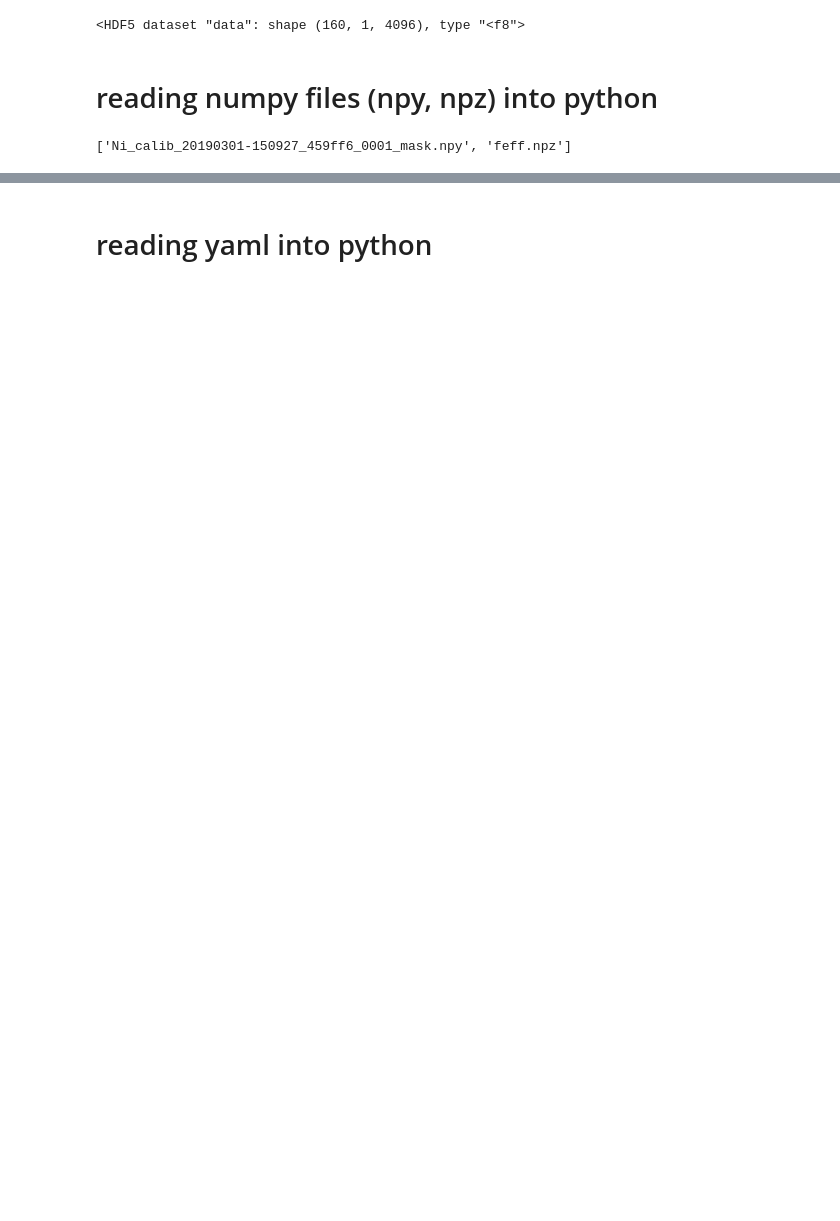
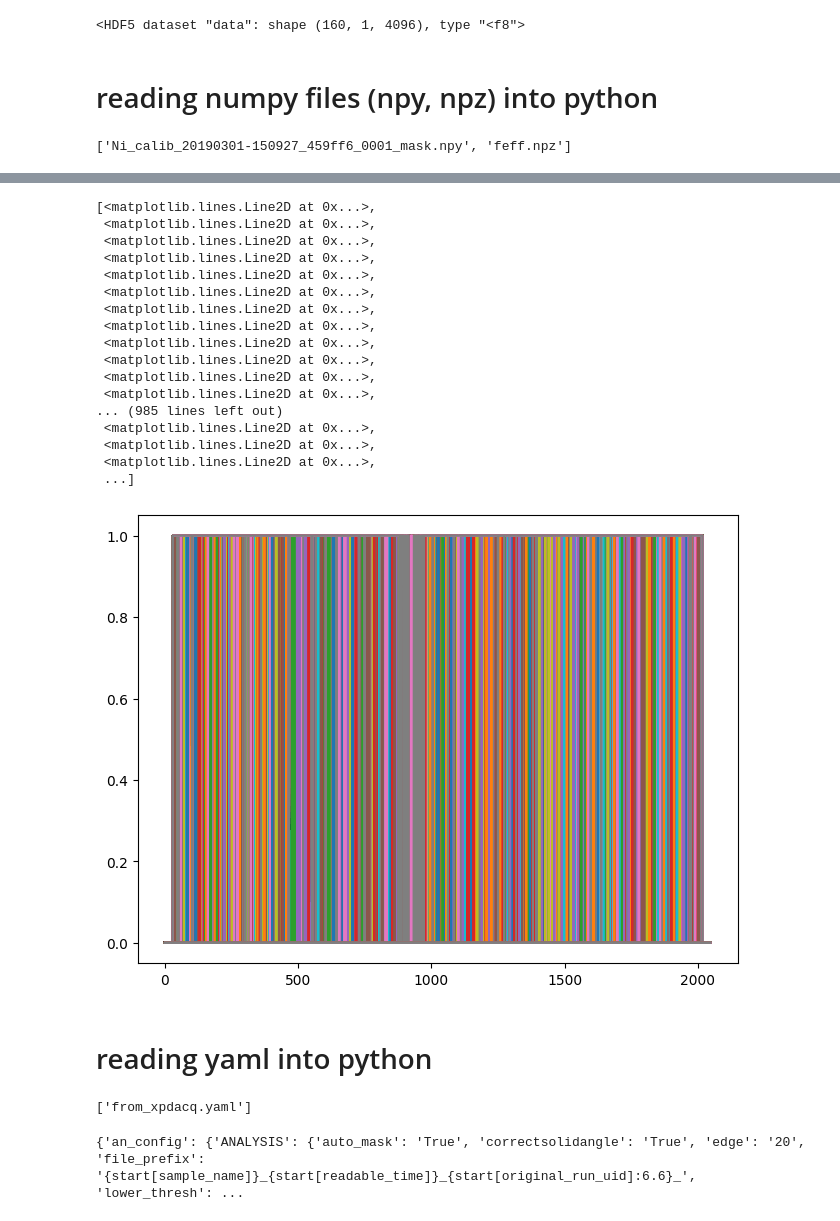
Before and after one commit to MehmetTopsakal/pySULI, a Jupyter notebook: notebooks/000.read_research_data_into_python.ipynb, the cells around one changed output, grey strips where cells are left out. Cells and saved outputs as stored; diff of their text form; code cells hidden in the pictures; blank space fills up the shorter version.

Commit message:
yaml reading

```diff
--- a/notebooks/000.read_research_data_into_python.ipynb
+++ b/notebooks/000.read_research_data_into_python.ipynb
@@ -344,2 +325,39 @@ ls
+# %%
+#load and plot next file
+ds = np.load('Ni_calib_20190301-150927_459ff6_0001_mask.npy')
+plt.plot(ds)
+# %% [output]
+[<matplotlib.lines.Line2D at 0x...>,
+ <matplotlib.lines.Line2D at 0x...>,
+ <matplotlib.lines.Line2D at 0x...>,
+ <matplotlib.lines.Line2D at 0x...>,
+ <matplotlib.lines.Line2D at 0x...>,
+ <matplotlib.lines.Line2D at 0x...>,
+ <matplotlib.lines.Line2D at 0x...>,
+ <matplotlib.lines.Line2D at 0x...>,
+ <matplotlib.lines.Line2D at 0x...>,
+ <matplotlib.lines.Line2D at 0x...>,
+ <matplotlib.lines.Line2D at 0x...>,
+ <matplotlib.lines.Line2D at 0x...>,
+... (985 lines left out)
+ <matplotlib.lines.Line2D at 0x...>,
+ <matplotlib.lines.Line2D at 0x...>,
+ <matplotlib.lines.Line2D at 0x...>,
+ ...]
+[figure, added]
 # %% [markdown]
 # reading yaml into python
+# %%
+# navigate into npz folder
+os.chdir('%s/%s/%s'%(here,example_data_path,'yaml'))
+# list the contents of directory
+os.listdir()
+# %% [output]
+['from_xpdacq.yaml']
+# %%
+import yaml
+
+with open('from_xpdacq.yaml') as stream:
+        print(yaml.safe_load(stream))
+# %% [output]
+{'an_config': {'ANALYSIS': {'auto_mask': 'True', 'correctsolidangle': 'True', 'edge': '20', 'file_prefix': '{start[sample_name]}_{start[readable_time]}_{start[original_run_uid]:6.6}_', 'lower_thresh': ...
```
Also changed, not shown: parts of 4 cells of this notebook.
